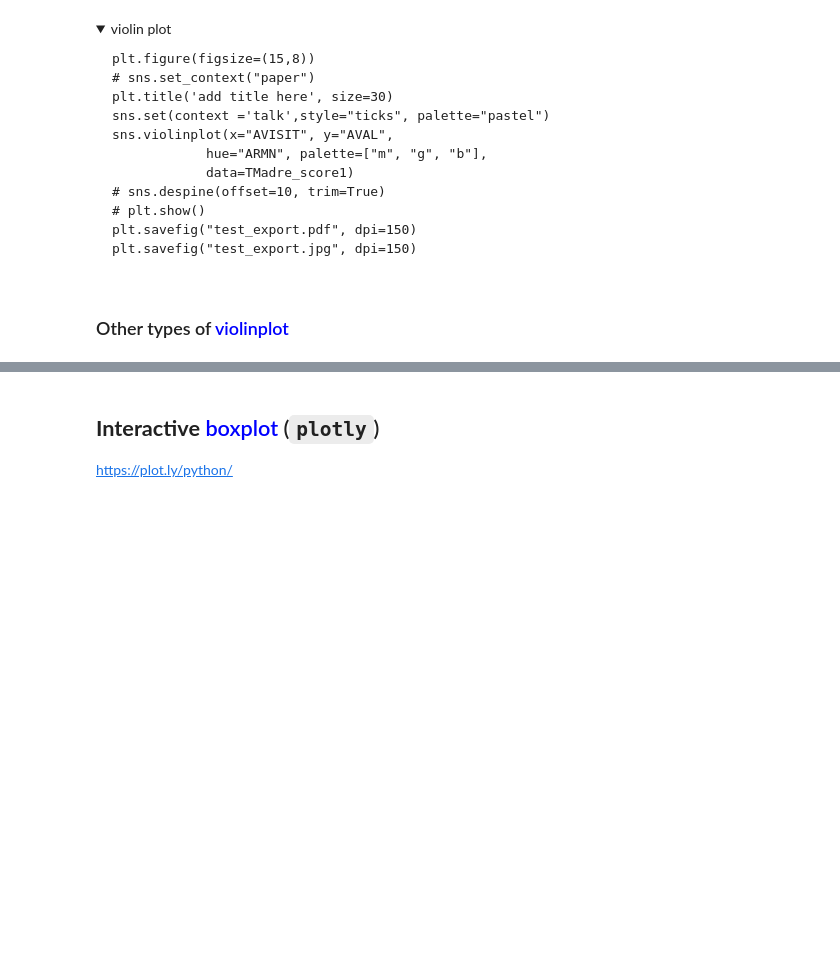
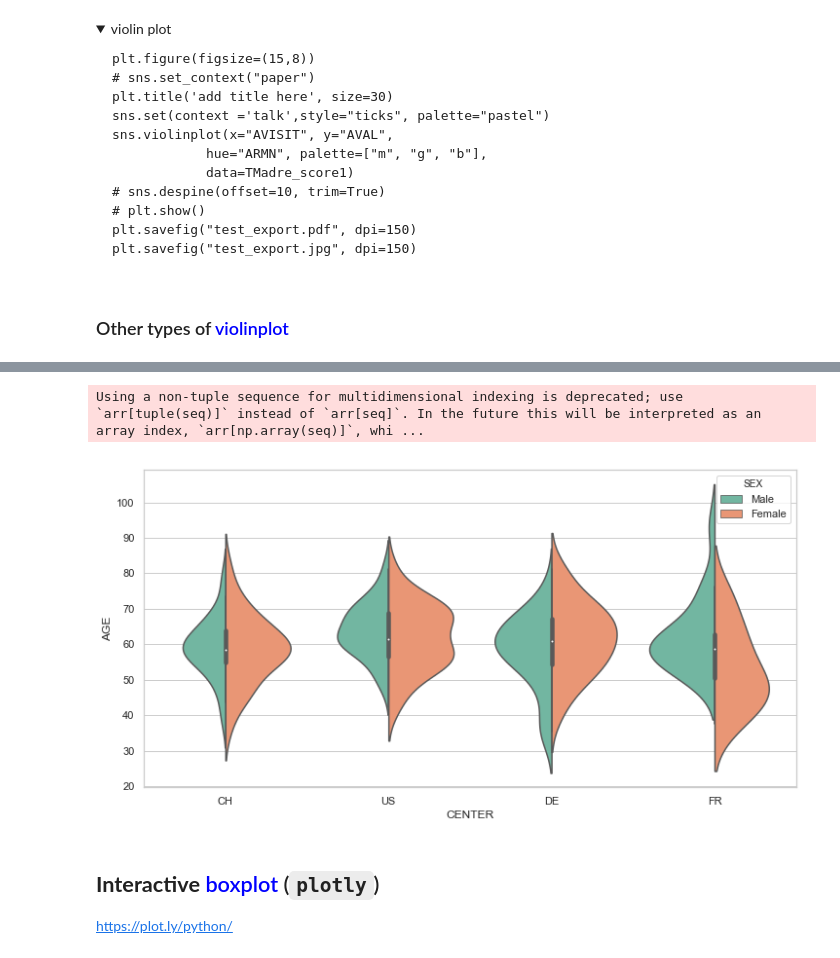
Before and after one commit to SophieRa/Formation-PYTHON, a Jupyter notebook: Training_python_2020_01_07.ipynb, the cells around one changed output, grey strips where cells are left out. Saved outputs shown, nothing was run; the diff lists cells and outputs as text; code cells hidden in the pictures; folded sections open; blank space fills up the shorter version.

```diff
--- a/Training_python_2020_01_07.ipynb
+++ b/Training_python_2020_01_07.ipynb
@@ -680,0 +771,4 @@ ax = sns.violinplot(x="ARMN", y="AVAL", hue="AVISIT",
+# %%
+import pandas as pd
+TMadsl = pd.read_csv('TMadsl.csv')
+TMadsl.head(2)
@@ -681,3 +780,14 @@ ax = sns.violinplot(x="ARMN", y="AVAL", hue="AVISIT",
+# %%
+plt.figure(figsize=(12,6))
+
+sns.set(style="whitegrid")
+
+ax = sns.violinplot(x="CENTER", y="AGE", hue="SEX",
+                     data=TMadsl, palette="Set2", split=True,
+                     scale="count")
+# %% [output]
+Using a non-tuple sequence for multidimensional indexing is deprecated; use `arr[tuple(seq)]` instead of `arr[seq]`. In the future this will be interpreted as an array index, `arr[np.array(seq)]`, whi ...
+[figure, added]
 # %% [markdown]
 ## **Interactive**  <font color=blue>boxplot</font> (`plotly`)
 https://plot.ly/python/
```
Also changed, not shown: parts of 23 cells of this notebook.
